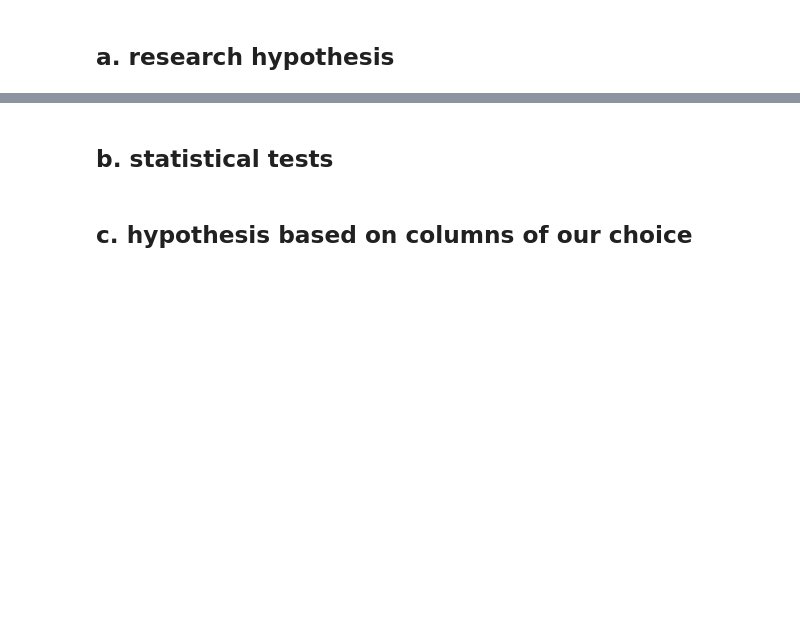
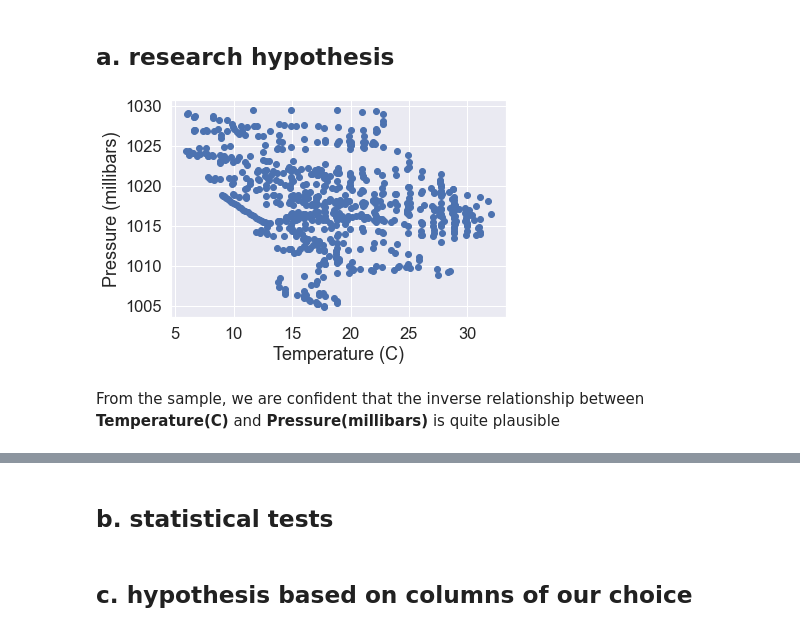
Before and after one commit to SDS-MINI-PROJECT/mini-project, a Jupyter notebook: weatherData.ipynb, the cells around one changed output, grey strips where cells are left out. Drawn from its saved outputs; the diff is of its cells as text; code cells hidden in the pictures; blank space fills up the shorter version.

Commit message:
Imported Ipython library to display text in .md format and chose the research hypothesis

```diff
--- a/weatherData.ipynb
+++ b/weatherData.ipynb
@@ -11,3 +12,7 @@ import math
+# %%
+### Print the following string in .md syntax
+def printmd(string):
+    display(Markdown(string))
 # %% [markdown]
 ### Weather dataset containing a month's weather data in which data is generated per hour
 # %%
@@ -211,2 +246,11 @@ sns.boxplot(df["Visibility (km)"])
 # %% [markdown]
 ## a. research hypothesis
+# %%
+plt.scatter(df["Temperature (C)"],df["Pressure (millibars)"])
+plt.xlabel('Temperature (C)')
+plt.ylabel('Pressure (millibars)')
+plt.show()
+printmd("From the sample, we are confident that the inverse relationship between **Temperature(C)** and **Pressure(millibars)** is quite plausible")
+# %% [output]
+[figure, added]
+From the sample, we are confident that the inverse relationship between **Temperature(C)** and **Pressure(millibars)** is quite plausible
```
Also changed, not shown: parts of 14 cells of this notebook, 1 other file.
